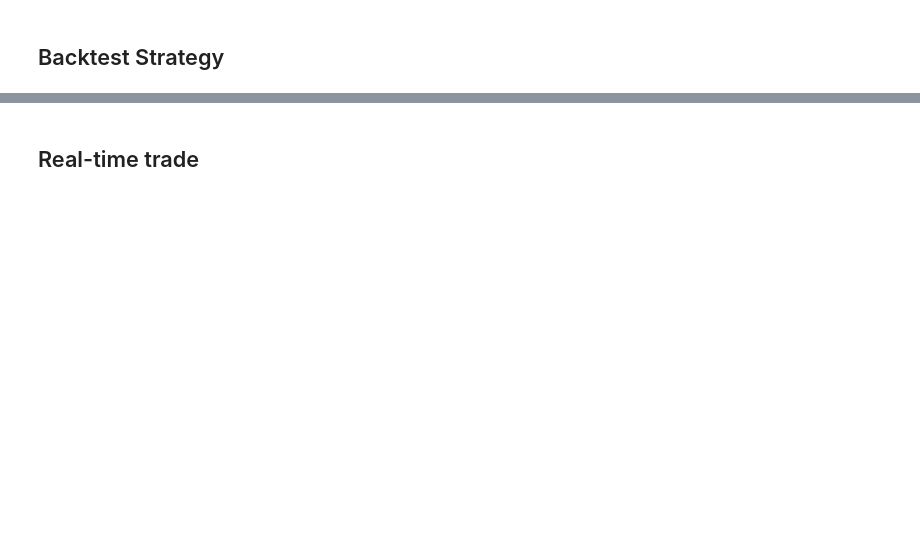
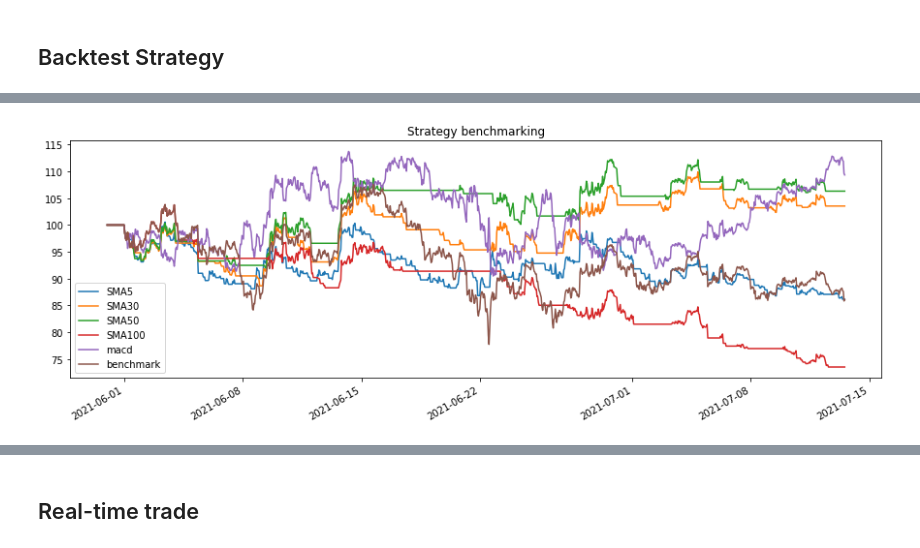
Before and after one commit to evandroagnes/cryptocurrencies-trading, a Jupyter notebook: cryptocurrencies_analysis.ipynb, the cells around one changed output, grey strips where cells are left out. Cells and saved outputs as stored; diff of their text form; code cells hidden in the pictures; blank space fills up the shorter version.

```diff
--- a/cryptocurrencies_analysis.ipynb
+++ b/cryptocurrencies_analysis.ipynb
@@ -287,15 +341,18 @@ bt_result.get_transactions()
 from backtest_utils import signal_above_strategy, buy_and_hold_strategy
 
 # Create signal strategy backtest
-sma5 = signal_above_strategy(price_data.copy(), data[['SMA5']].copy(), name='SMA5')
-sma30 = signal_above_strategy(price_data.copy(), data[['SMA30']].copy(), name='SMA30')
-sma50 = signal_above_strategy(price_data.copy(), data[['SMA50']].copy(), name='SMA50')
+bt_sma5 = signal_above_strategy(price_data.copy(), data[['SMA5']].copy(), name='SMA5')
+bt_sma30 = signal_above_strategy(price_data.copy(), data[['SMA30']].copy(), name='SMA30')
+bt_sma50 = signal_above_strategy(price_data.copy(), data[['SMA50']].copy(), name='SMA50')
+bt_sma100 = signal_above_strategy(price_data.copy(), data[['SMA100']].copy(), name='SMA100')
 
 # Create benchmark strategy backtest
-benchmark = buy_and_hold_strategy(price_data.copy(), name='benchmark')
+bt_benchmark = buy_and_hold_strategy(price_data.copy(), name='benchmark')
 # %%
 # Run all backtests and plot the resutls
 #bt_results = bt.run(macd_bt, sma5, sma30, sma50, benchmark)
-bt_results = bt.run(sma5, sma30, sma50, benchmark)
+bt_results = bt.run(bt_sma5, bt_sma30, bt_sma50, bt_sma100, bt_macd, bt_benchmark)
 bt_results.plot(title='Strategy benchmarking')
 plt.show()
+# %% [output]
+[figure, added]
```
Also changed, not shown: parts of 32 cells of this notebook, 1 other file.
